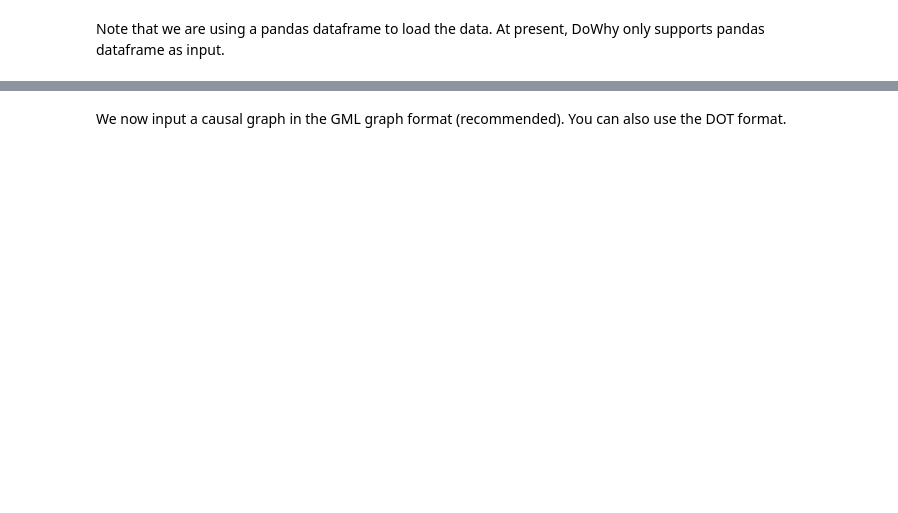
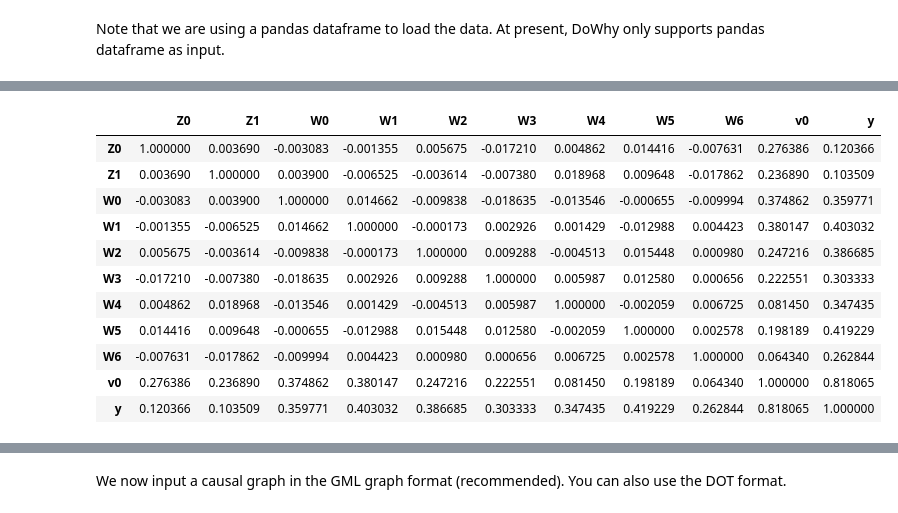
Before and after one commit to bicudorafa/causal-inference-essay-dowhy, a Jupyter notebook: dowhy_example.ipynb, the cells around one changed output, grey strips where cells are left out. Drawn from its saved outputs; the diff is of its cells as text; code cells hidden in the pictures; blank space fills up the shorter version.

```diff
--- a/dowhy_example.ipynb
+++ b/dowhy_example.ipynb
@@ -47,0 +68,17 @@ Note that we are using a pandas dataframe to load the data. At present, DoWhy on
+# %%
+# Unbeliavable to check how corr changes nothing with the treatment having or not causal impact
+corr = df.corr()
+corr.style.background_gradient(cmap='coolwarm')
+# %% [output]
+|  | Z0 | Z1 | W0 | W1 | W2 | W3 | W4 | W5 | W6 | v0 | y |
+| Z0 | 1.000000 | 0.003690 | -0.003083 | -0.001355 | 0.005675 | -0.017210 | 0.004862 | 0.014416 | -0.007631 | 0.276386 | 0.120366 |
+| Z1 | 0.003690 | 1.000000 | 0.003900 | -0.006525 | -0.003614 | -0.007380 | 0.018968 | 0.009648 | -0.017862 | 0.236890 | 0.103509 |
+| W0 | -0.003083 | 0.003900 | 1.000000 | 0.014662 | -0.009838 | -0.018635 | -0.013546 | -0.000655 | -0.009994 | 0.374862 | 0.359771 |
+| W1 | -0.001355 | -0.006525 | 0.014662 | 1.000000 | -0.000173 | 0.002926 | 0.001429 | -0.012988 | 0.004423 | 0.380147 | 0.403032 |
+| W2 | 0.005675 | -0.003614 | -0.009838 | -0.000173 | 1.000000 | 0.009288 | -0.004513 | 0.015448 | 0.000980 | 0.247216 | 0.386685 |
+| W3 | -0.017210 | -0.007380 | -0.018635 | 0.002926 | 0.009288 | 1.000000 | 0.005987 | 0.012580 | 0.000656 | 0.222551 | 0.303333 |
+| W4 | 0.004862 | 0.018968 | -0.013546 | 0.001429 | -0.004513 | 0.005987 | 1.000000 | -0.002059 | 0.006725 | 0.081450 | 0.347435 |
+| W5 | 0.014416 | 0.009648 | -0.000655 | -0.012988 | 0.015448 | 0.012580 | -0.002059 | 1.000000 | 0.002578 | 0.198189 | 0.419229 |
+| W6 | -0.007631 | -0.017862 | -0.009994 | 0.004423 | 0.000980 | 0.000656 | 0.006725 | 0.002578 | 1.000000 | 0.064340 | 0.262844 |
+| v0 | 0.276386 | 0.236890 | 0.374862 | 0.380147 | 0.247216 | 0.222551 | 0.081450 | 0.198189 | 0.064340 | 1.000000 | 0.818065 |
+| y | 0.120366 | 0.103509 | 0.359771 | 0.403032 | 0.386685 | 0.303333 | 0.347435 | 0.419229 | 0.262844 | 0.818065 | 1.000000 |
```
Also changed, not shown: parts of 20 cells of this notebook, 2 other files.
